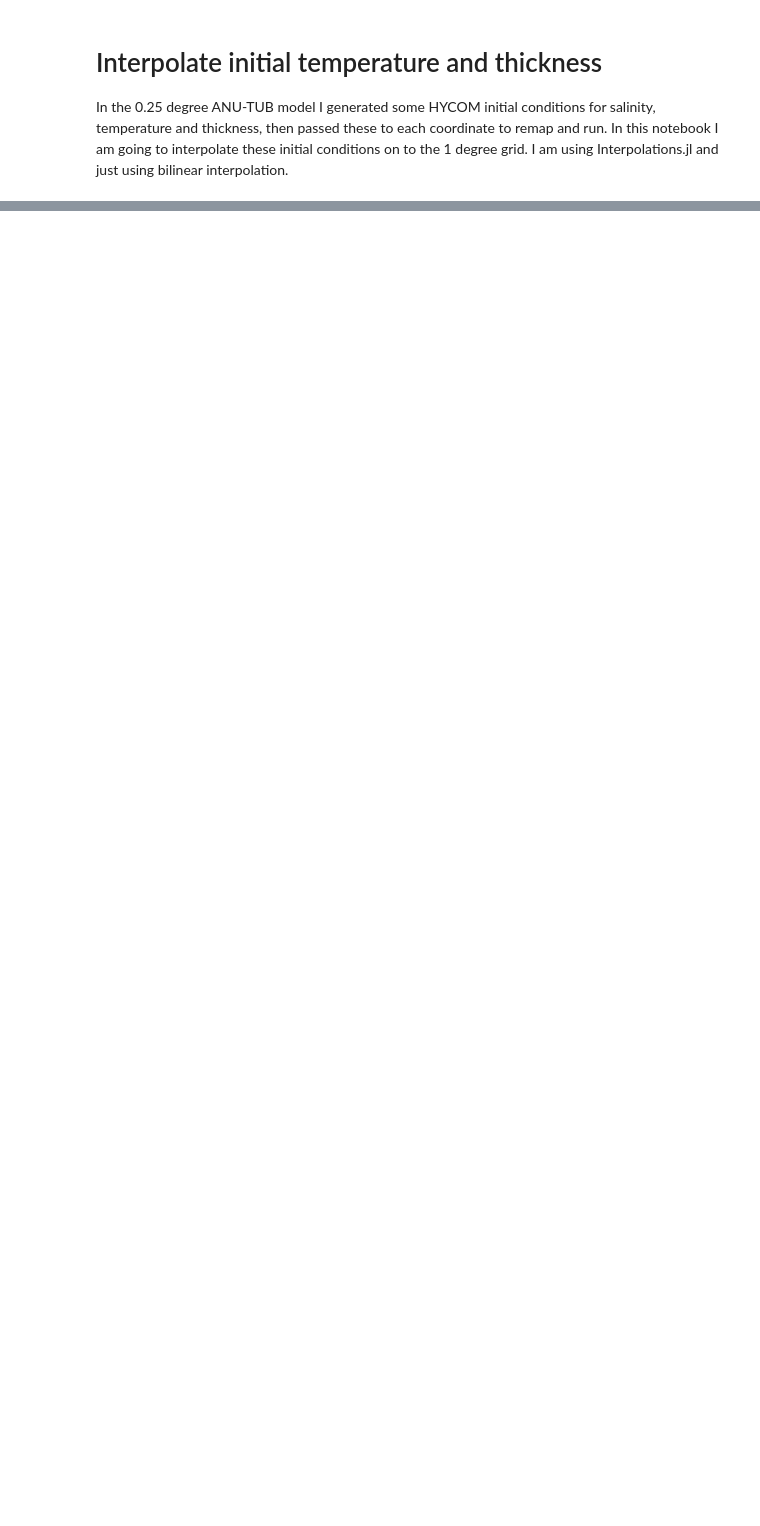
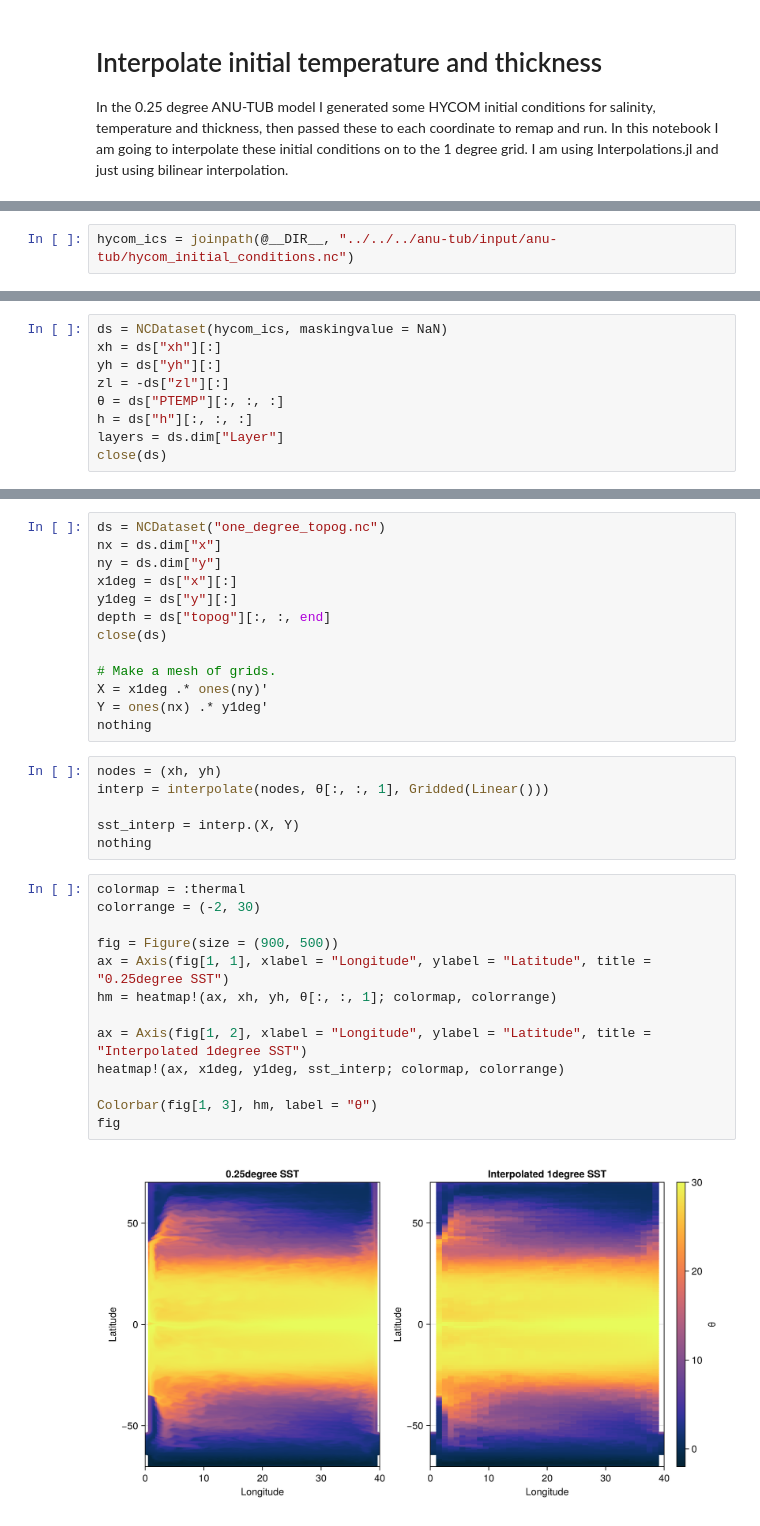
Before and after one commit to jbisits/anu-tub, a Jupyter notebook: input/anu-tub/interpolate_ics.ipynb, the cells around one changed output, grey strips where cells are left out. Saved outputs shown, nothing was run; the diff lists cells and outputs as text; blank space fills up the shorter version.

Commit message:
Interpolate 0.25degree ics as first crack for initial state

```diff
--- a/input/anu-tub/interpolate_ics.ipynb
+++ b/input/anu-tub/interpolate_ics.ipynb
@@ -38,0 +28,2 @@ Precompiling packages...
+# %%
+hycom_ics = joinpath(@__DIR__, "../../../anu-tub/input/anu-tub/hycom_initial_conditions.nc")
@@ -38,0 +32,9 @@ Precompiling packages...
+# %%
+ds = NCDataset(hycom_ics, maskingvalue = NaN)
+xh = ds["xh"][:]
+yh = ds["yh"][:]
+zl = -ds["zl"][:]
+θ = ds["PTEMP"][:, :, :]
+h = ds["h"][:, :, :]
+layers = ds.dim["Layer"]
+close(ds)
@@ -38,0 +45,34 @@ Precompiling packages...
+# %%
+ds = NCDataset("one_degree_topog.nc")
+nx = ds.dim["x"]
+ny = ds.dim["y"]
+x1deg = ds["x"][:]
+y1deg = ds["y"][:]
+depth = ds["topog"][:, :, end]
+close(ds)
+
+# Make a mesh of grids.
+X = x1deg .* ones(ny)'
+Y = ones(nx) .* y1deg'
+nothing
+# %%
+nodes = (xh, yh)
+interp = interpolate(nodes, θ[:, :, 1], Gridded(Linear()))
+
+sst_interp = interp.(X, Y)
+nothing
+# %%
+colormap = :thermal
+colorrange = (-2, 30)
+
+fig = Figure(size = (900, 500))
+ax = Axis(fig[1, 1], xlabel = "Longitude", ylabel = "Latitude", title = "0.25degree SST")
+hm = heatmap!(ax, xh, yh, θ[:, :, 1]; colormap, colorrange)
+
+ax = Axis(fig[1, 2], xlabel = "Longitude", ylabel = "Latitude", title = "Interpolated 1degree SST")
+heatmap!(ax, x1deg, y1deg, sst_interp; colormap, colorrange)
+
+Colorbar(fig[1, 3], hm, label = "θ")
+fig
+# %% [output]
+[figure, added]
```
Also changed, not shown: parts of 16 cells of this notebook, 1 other file.
